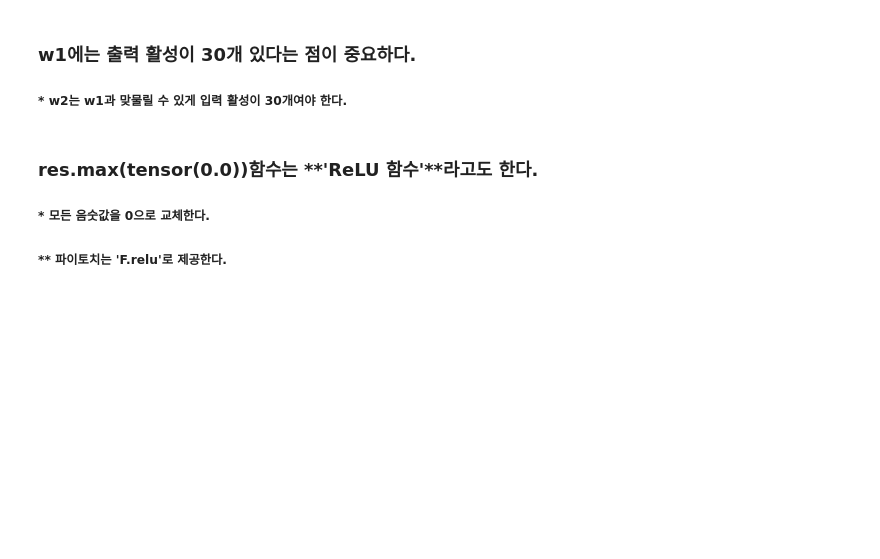
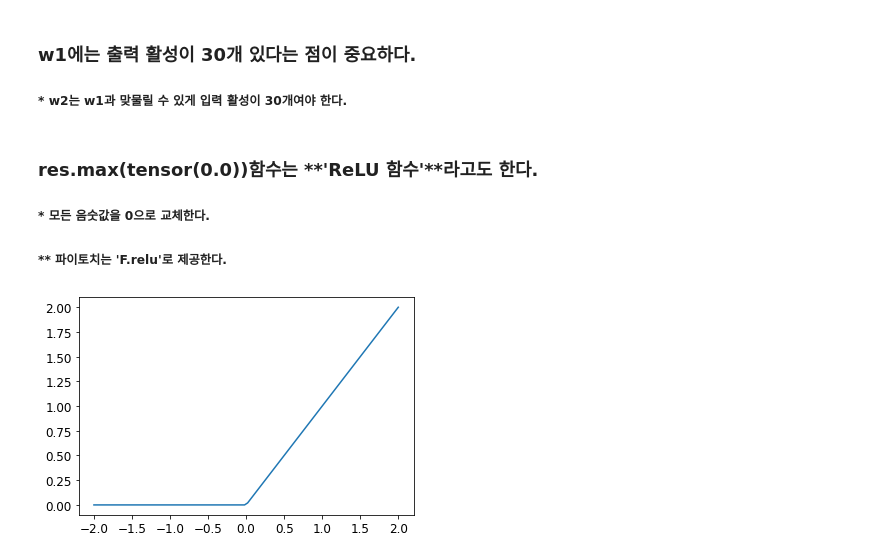
Before and after one commit to hs0224/a-professor-student-research-club, a Jupyter notebook: private/Mr_Mink/Chap04_461.ipynb, the cells around one changed output. Cells and saved outputs as stored; diff of their text form; code cells hidden in the pictures; blank space fills up the shorter version.

```diff
--- a/private/Mr_Mink/Chap04_461.ipynb
+++ b/private/Mr_Mink/Chap04_461.ipynb
@@ -216,3 +223,7 @@ b2= init_params(1)
 ### res.max(tensor(0.0))함수는 **'ReLU 함수'**라고도 한다.
 ##### * 모든 음숫값을 0으로 교체한다.
 ##### ** 파이토치는 'F.relu'로 제공한다.
+# %%
+plot_function(F.relu)
+# %% [output]
+[figure, added]
```
Also changed, not shown: parts of 18 cells of this notebook.
